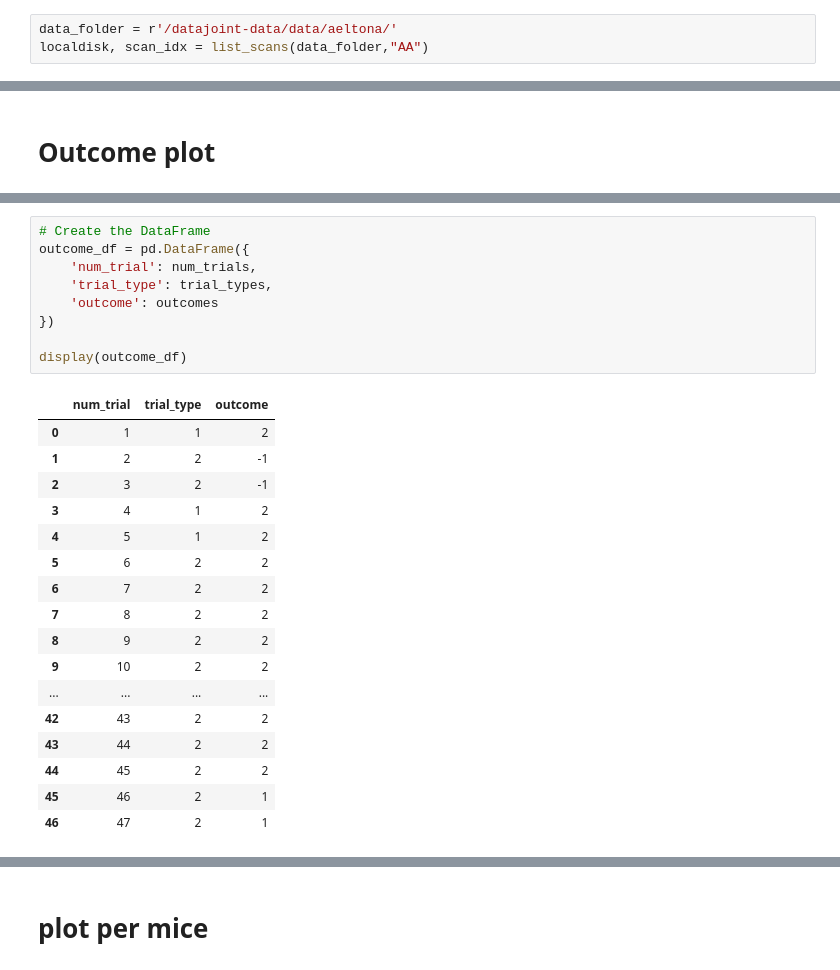
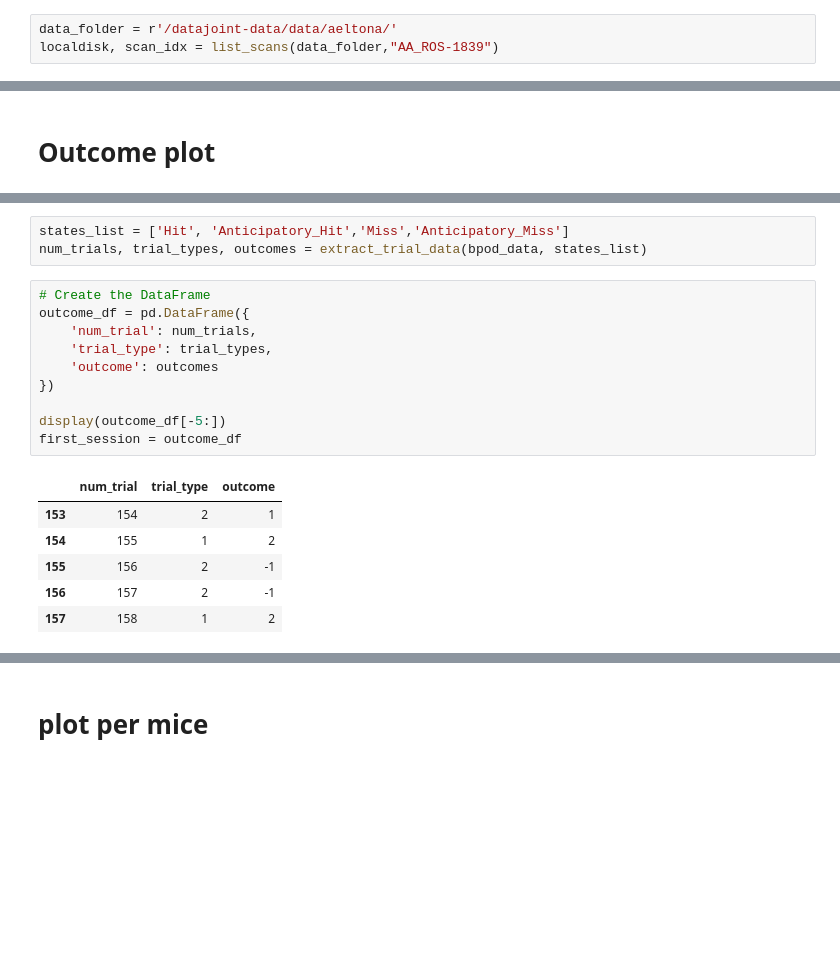
Before and after one commit to aeltonaraujoneuro/wfield, a Jupyter notebook: notebooks/66_Aelton_AUX.ipynb, the cells around one changed output, grey strips where cells are left out. Drawn from its saved outputs; the diff is of its cells as text; blank space fills up the shorter version.

```diff
--- a/notebooks/66_Aelton_AUX.ipynb
+++ b/notebooks/66_Aelton_AUX.ipynb
@@ -430,5 +473,5 @@ Index(['camera_trigger', 'blue_470nm', 'violet_405nm', 'HIFI', 'Rew_StimON',
 # Reading Bpod Data
 # %%
 data_folder = r'/datajoint-data/data/aeltona/'
-localdisk, scan_idx = list_scans(data_folder,"AA")
+localdisk, scan_idx = list_scans(data_folder,"AA_ROS-1839")
 # %% [output]
@@ -504,27 +502,20 @@ for trial in range(trials.shape[1]):
+# %%
+states_list = ['Hit', 'Anticipatory_Hit','Miss','Anticipatory_Miss']
+num_trials, trial_types, outcomes = extract_trial_data(bpod_data, states_list)
 # %%
 # Create the DataFrame
 outcome_df = pd.DataFrame({
     'num_trial': num_trials,
     'trial_type': trial_types,
     'outcome': outcomes
 })
 
-display(outcome_df)
+display(outcome_df[-5:])
+first_session = outcome_df
 # %% [output]
 |  | num_trial | trial_type | outcome |
-| 0 | 1 | 1 | 2 |
-| 1 | 2 | 2 | -1 |
-| 2 | 3 | 2 | -1 |
-| 3 | 4 | 1 | 2 |
-| 4 | 5 | 1 | 2 |
-| 5 | 6 | 2 | 2 |
-| 6 | 7 | 2 | 2 |
-| 7 | 8 | 2 | 2 |
-| 8 | 9 | 2 | 2 |
-| 9 | 10 | 2 | 2 |
-| ... | ... | ... | ... |
-| 42 | 43 | 2 | 2 |
-| 43 | 44 | 2 | 2 |
-| 44 | 45 | 2 | 2 |
-| 45 | 46 | 2 | 1 |
-| 46 | 47 | 2 | 1 |
+| 153 | 154 | 2 | 1 |
+| 154 | 155 | 1 | 2 |
+| 155 | 156 | 2 | -1 |
+| 156 | 157 | 2 | -1 |
+| 157 | 158 | 1 | 2 |
```
Also changed, not shown: parts of 18 cells of this notebook.
